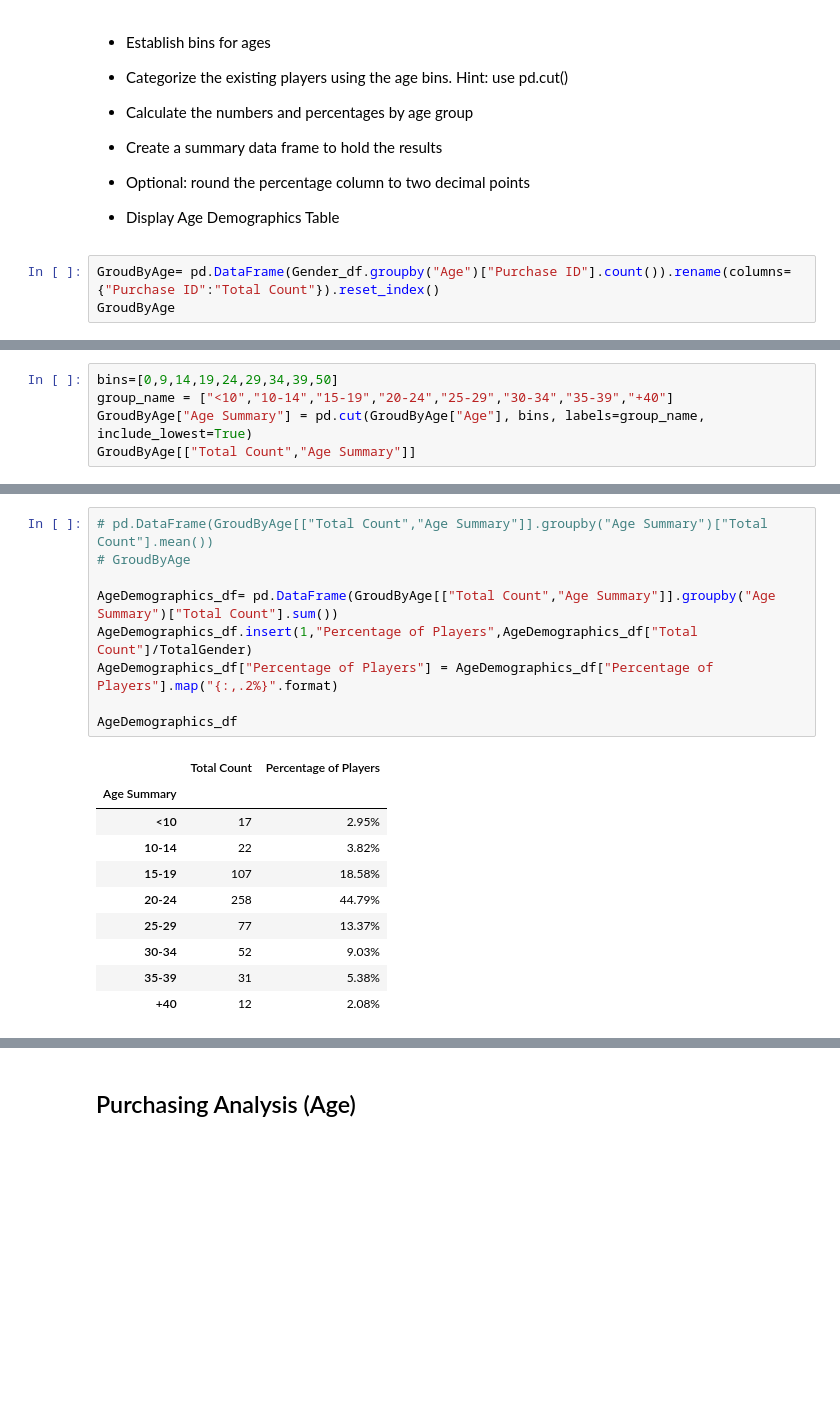
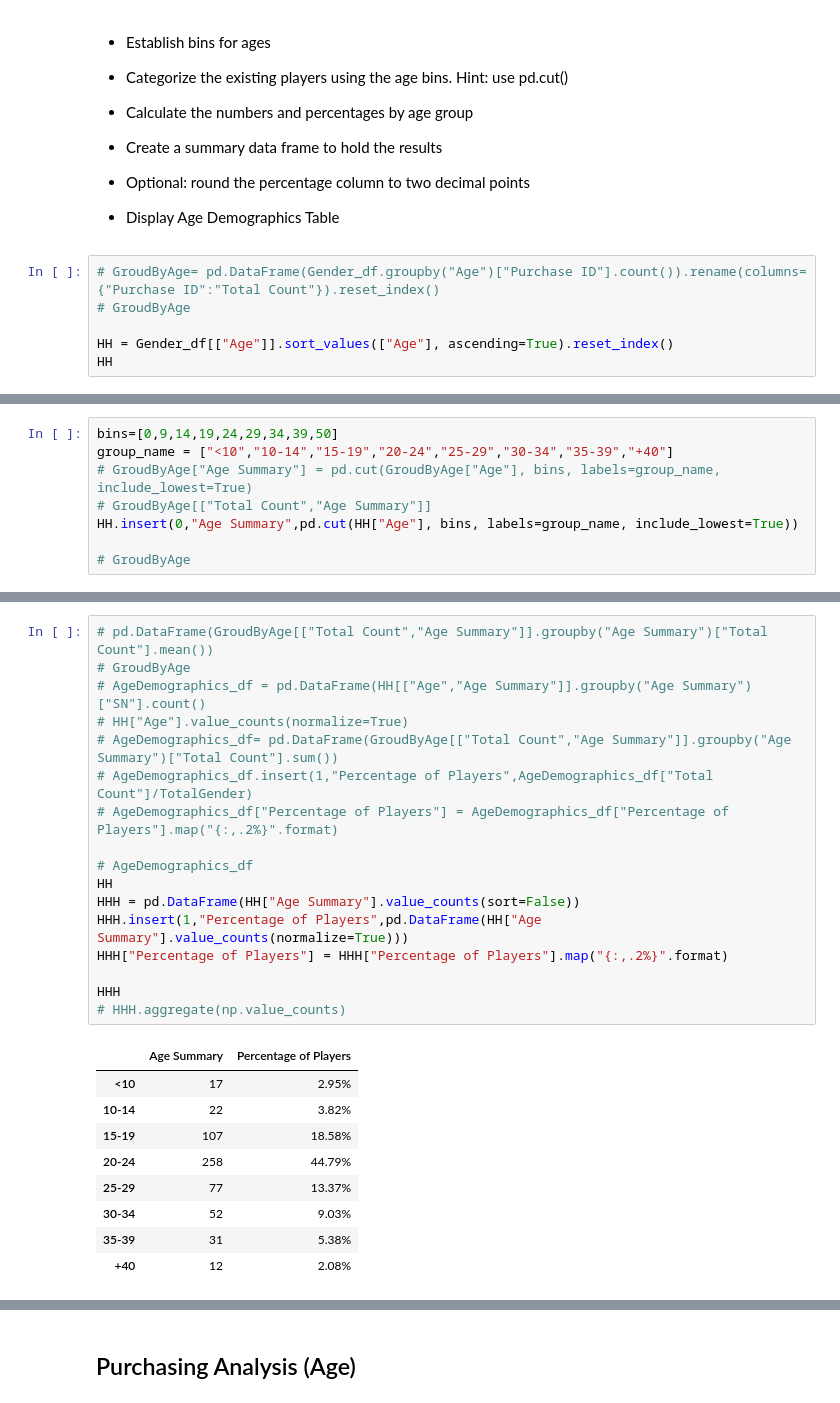
Before and after one commit to Ash-Tao/Video_Game_Sale_Pandas, a Jupyter notebook: HeroesOfPymoli/HeroesOfPymoli.ipynb, the cells around one changed output, grey strips where cells are left out. Drawn from its saved outputs; the diff is of its cells as text; blank space fills up the shorter version.

```diff
--- a/HeroesOfPymoli/HeroesOfPymoli.ipynb
+++ b/HeroesOfPymoli/HeroesOfPymoli.ipynb
@@ -152,6 +169,9 @@ PurchasingAnalysisGender_df
 
 * Display Age Demographics Table
 # %%
-GroudByAge= pd.DataFrame(Gender_df.groupby("Age")["Purchase ID"].count()).rename(columns={"Purchase ID":"Total Count"}).reset_index()
-GroudByAge
+# GroudByAge= pd.DataFrame(Gender_df.groupby("Age")["Purchase ID"].count()).rename(columns={"Purchase ID":"Total Count"}).reset_index()
+# GroudByAge
+
+HH = Gender_df[["Age"]].sort_values(["Age"], ascending=True).reset_index()
+HH
 # %% [output]
@@ -175,5 +191,8 @@ GroudByAge
 # %%
 bins=[0,9,14,19,24,29,34,39,50]
 group_name = ["<10","10-14","15-19","20-24","25-29","30-34","35-39","+40"]
-GroudByAge["Age Summary"] = pd.cut(GroudByAge["Age"], bins, labels=group_name, include_lowest=True)
-GroudByAge[["Total Count","Age Summary"]]
+# GroudByAge["Age Summary"] = pd.cut(GroudByAge["Age"], bins, labels=group_name, include_lowest=True)
+# GroudByAge[["Total Count","Age Summary"]]
+HH.insert(0,"Age Summary",pd.cut(HH["Age"], bins, labels=group_name, include_lowest=True))
+
+# GroudByAge
@@ -198,15 +215,22 @@ GroudByAge[["Total Count","Age Summary"]]
 # %%
 # pd.DataFrame(GroudByAge[["Total Count","Age Summary"]].groupby("Age Summary")["Total Count"].mean())
 # GroudByAge
+# AgeDemographics_df = pd.DataFrame(HH[["Age","Age Summary"]].groupby("Age Summary")["SN"].count()
+# HH["Age"].value_counts(normalize=True)
+# AgeDemographics_df= pd.DataFrame(GroudByAge[["Total Count","Age Summary"]].groupby("Age Summary")["Total Count"].sum())
+# AgeDemographics_df.insert(1,"Percentage of Players",AgeDemographics_df["Total Count"]/TotalGender)
+# AgeDemographics_df["Percentage of Players"] = AgeDemographics_df["Percentage of Players"].map("{:,.2%}".format)
 
-AgeDemographics_df= pd.DataFrame(GroudByAge[["Total Count","Age Summary"]].groupby("Age Summary")["Total Count"].sum())
-AgeDemographics_df.insert(1,"Percentage of Players",AgeDemographics_df["Total Count"]/TotalGender)
-AgeDemographics_df["Percentage of Players"] = AgeDemographics_df["Percentage of Players"].map("{:,.2%}".format)
+# AgeDemographics_df
+HH
+HHH = pd.DataFrame(HH["Age Summary"].value_counts(sort=False))
+HHH.insert(1,"Percentage of Players",pd.DataFrame(HH["Age Summary"].value_counts(normalize=True)))
+HHH["Percentage of Players"] = HHH["Percentage of Players"].map("{:,.2%}".format)
 
-AgeDemographics_df
+HHH
+# HHH.aggregate(np.value_counts)
 # %% [output]
-|  | Total Count | Percentage of Players |
-| Age Summary |  |  |
+|  | Age Summary | Percentage of Players |
 | <10 | 17 | 2.95% |
 | 10-14 | 22 | 3.82% |
 | 15-19 | 107 | 18.58% |
```
Also changed, not shown: parts of 9 cells of this notebook.
